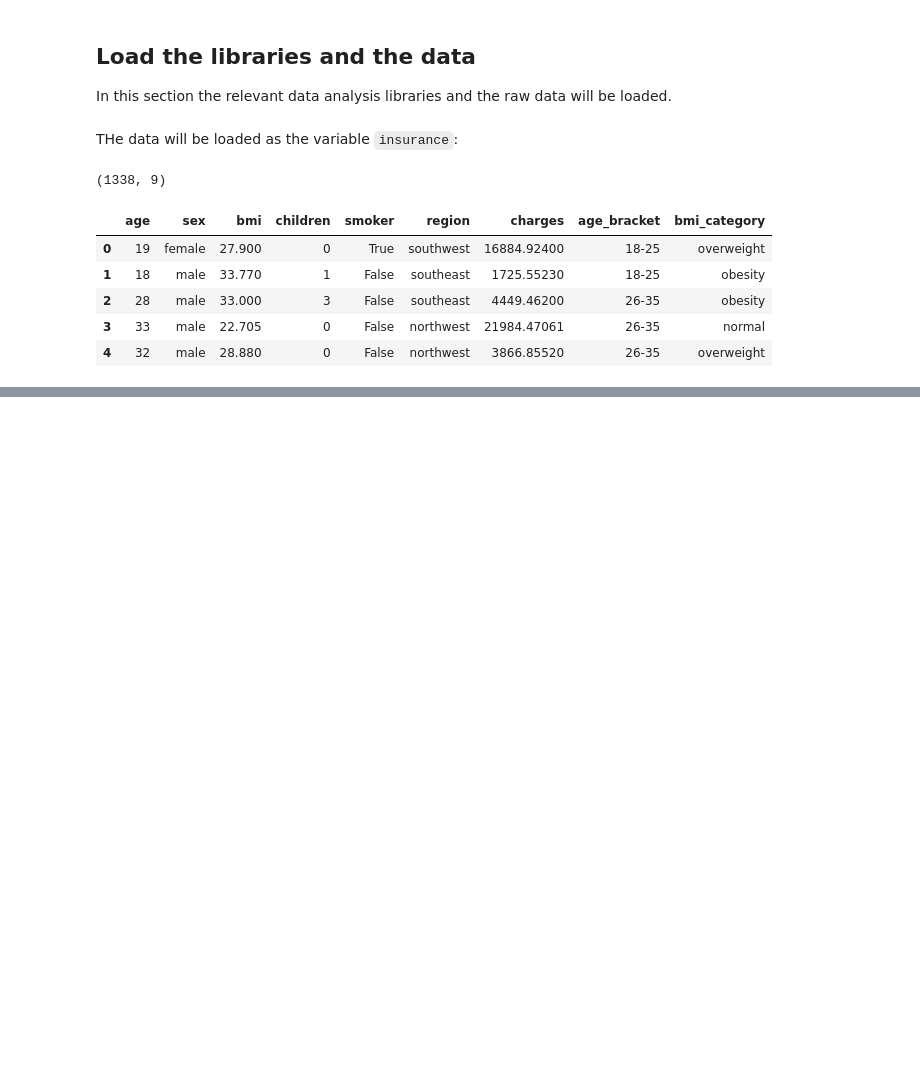
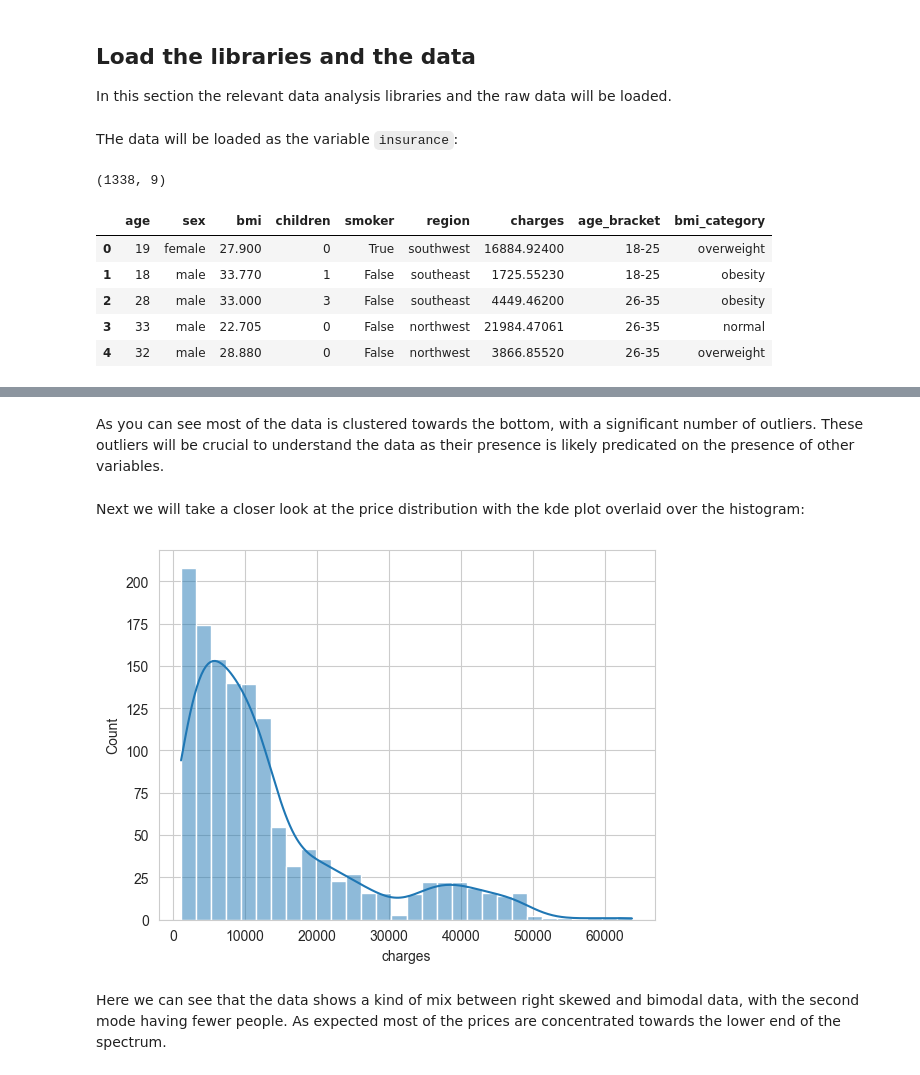
Before and after one commit to ramaz-abdelgadir/Hackathon1-Insurance, a Jupyter notebook: jupyter_notebooks/data_vizualization.ipynb, the cells around one changed output, grey strips where cells are left out. Saved outputs shown, nothing was run; the diff lists cells and outputs as text; code cells hidden in the pictures; blank space fills up the shorter version.

```diff
--- a/jupyter_notebooks/data_vizualization.ipynb
+++ b/jupyter_notebooks/data_vizualization.ipynb
@@ -35,0 +59,11 @@ insurance.head()
+# %% [markdown]
+As you can see most of the data is clustered towards the bottom, with a significant number of outliers. These outliers will be crucial to understand the data as their presence is likely predicated on the presence of other variables.
+# %% [markdown]
+Next we will take a closer look at the price distribution with the kde plot overlaid over the histogram:
+# %%
+sns.histplot(data=insurance, x='charges', kde=True)
+plt.show()
+# %% [output]
+[figure, added]
+# %% [markdown]
+Here we can see that the data shows a kind of mix between right skewed and bimodal data, with the second mode having fewer people. As expected most of the prices are concentrated towards the lower end of the spectrum.
```
Also changed, not shown: parts of 4 cells of this notebook.
